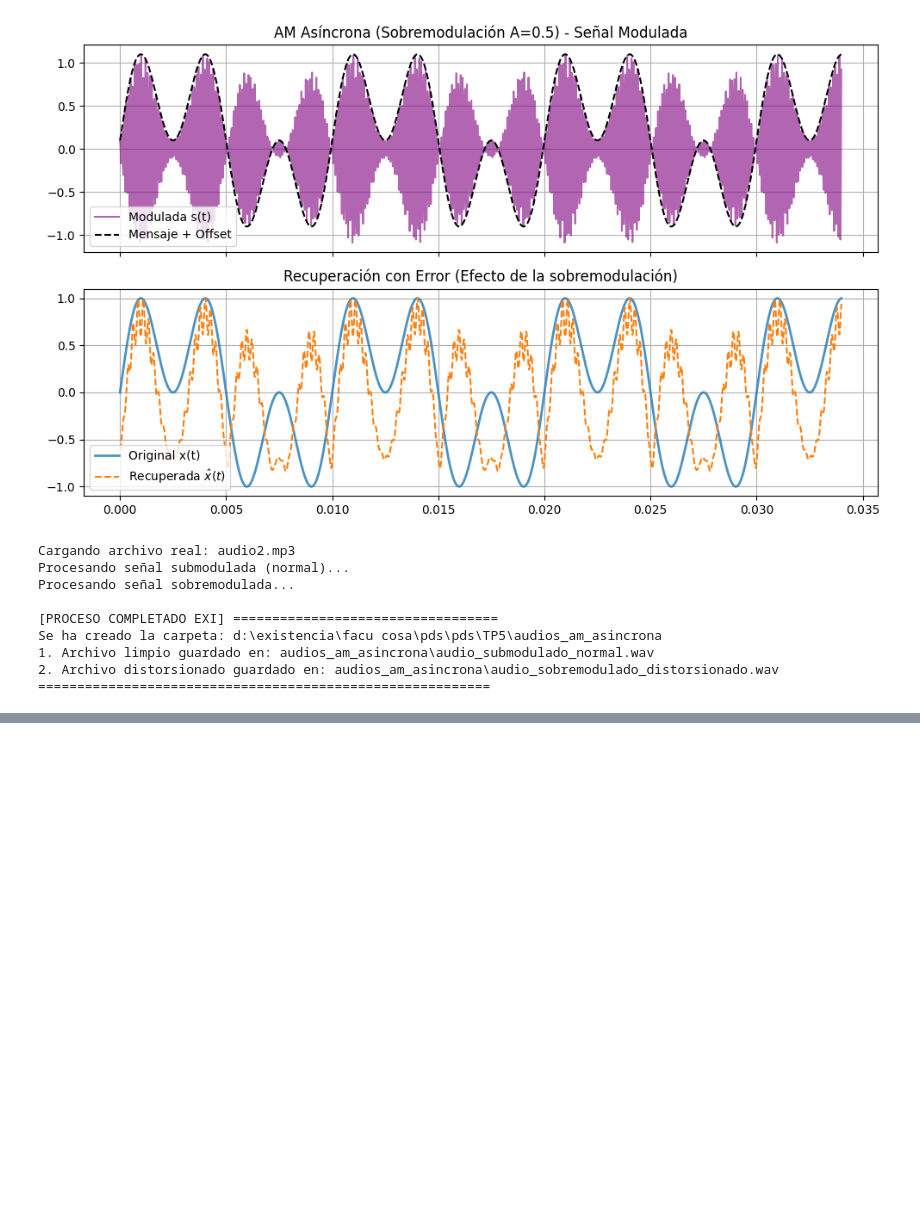
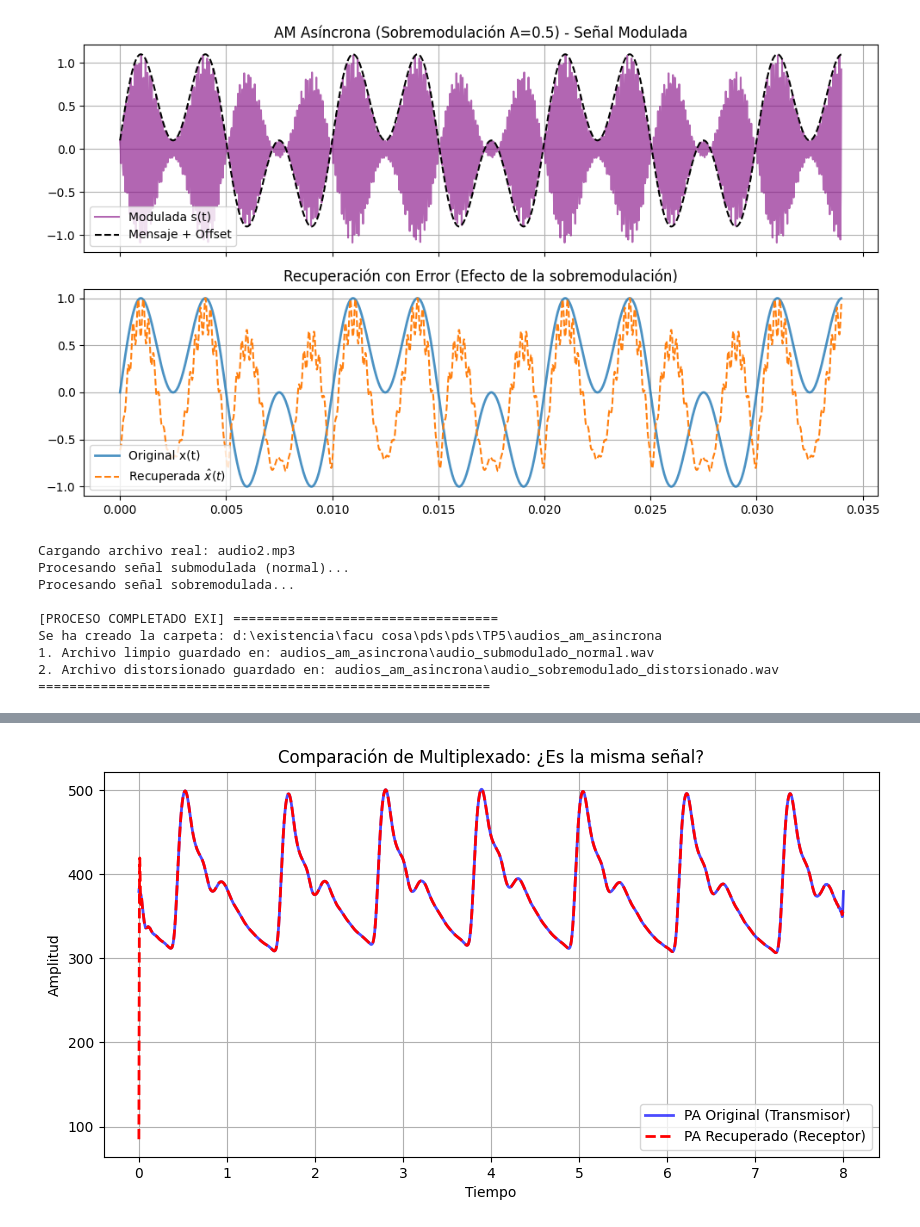
Before and after one commit to s4nt1lu1/pds, a Jupyter notebook: TP5/TP5.ipynb, the cells around one changed output, grey strips where cells are left out. Saved outputs shown, nothing was run; the diff lists cells and outputs as text; code cells hidden in the pictures; blank space fills up the shorter version.

```diff
--- a/TP5/TP5.ipynb
+++ b/TP5/TP5.ipynb
@@ -621,0 +652,18 @@ Potencia Señal FM (Caso B - Cuadrada): 0.5000 W
+# %%
+# compensamos la pérdida de amplitud multiplicando por 2
+rx_pa_ajustado = rx_pa * 2
+
+plt.figure(figsize=(10, 5))
+
+muestras = 2000000
+
+plt.plot(t[:muestras], pa_r[:muestras], label='PA Original (Transmisor)', color='blue', linewidth=2, alpha=0.7)
+plt.plot(t[:muestras], rx_pa_ajustado[:muestras], label='PA Recuperado (Receptor)', color='red', linestyle='dashed', linewidth=2)
+plt.title("Comparación de Multiplexado: ¿Es la misma señal?")
+plt.xlabel("Tiempo")
+plt.ylabel("Amplitud")
+plt.legend()
+plt.grid(True)
+plt.show()
+# %% [output]
+[figure, added]
```
Also changed, not shown: parts of 17 cells of this notebook.
